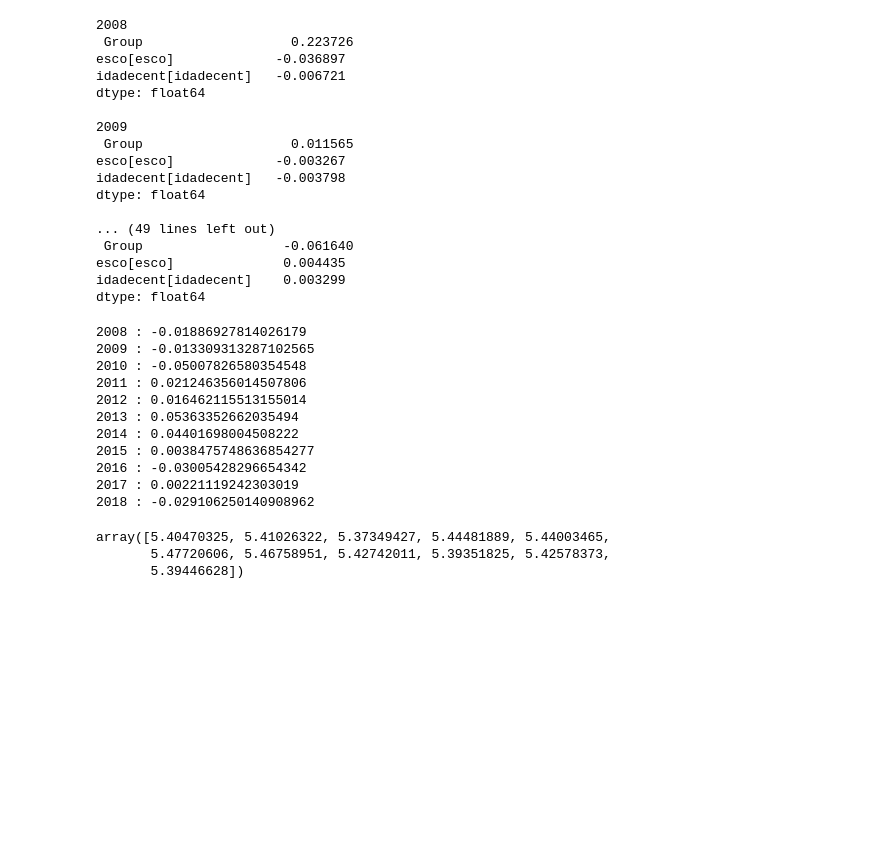
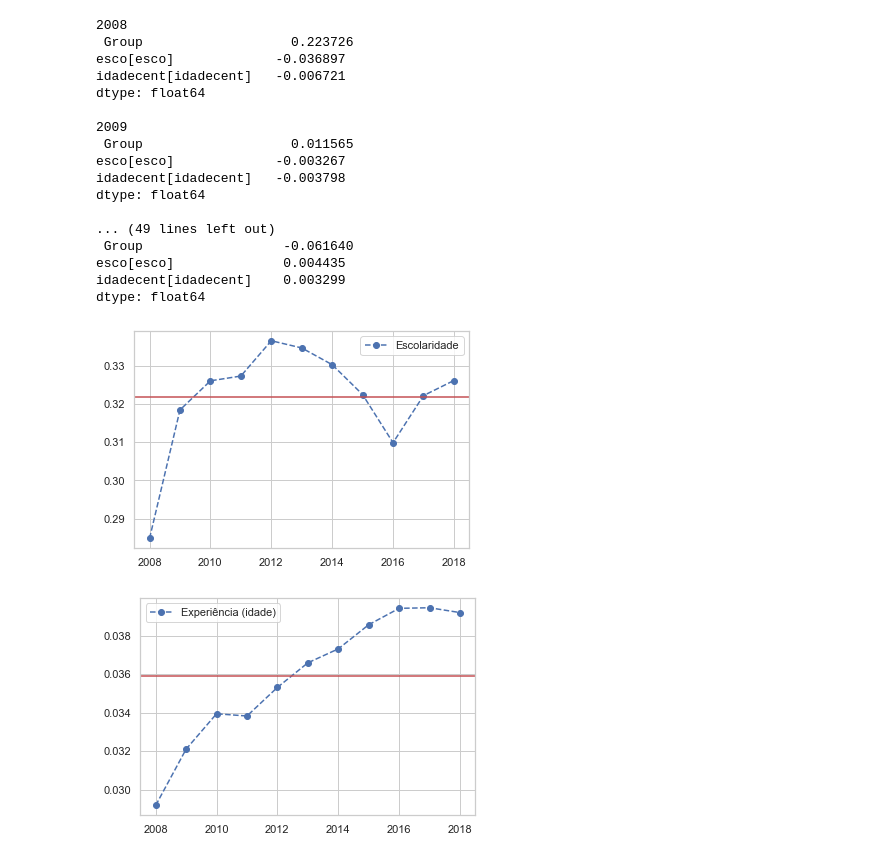
Before and after one commit to neylsoncrepalde/diversidade_mercado_ia, a Jupyter notebook: src/exploratoria.ipynb, the cells around one changed output. Drawn from its saved outputs; the diff is of its cells as text; code cells hidden in the pictures; blank space fills up the shorter version.

```diff
--- a/src/exploratoria.ipynb
+++ b/src/exploratoria.ipynb
@@ -1165,28 +1165,20 @@ dtype: float64
 esco[esco]              0.004435
 idadecent[idadecent]    0.003299
 dtype: float64
-# %%
-randfx = []
-for key, value in mdf.random_effects.items():
-    randfx.append(mdf.random_effects[key].values[0])
-    print(key, ":", mdf.random_effects[key].values[0])
-# %% [output]
-2008 : -0.01886927814026179
-2009 : -0.013309313287102565
-2010 : -0.05007826580354548
-2011 : 0.021246356014507806
-2012 : 0.016462115513155014
-2013 : 0.05363352662035494
-2014 : 0.04401698004508222
-2015 : 0.0038475748636854277
-2016 : -0.03005428296654342
-2017 : 0.00221119242303019
-2018 : -0.029106250140908962
-# %%
-randfx = np.array(randfx) + mdf.params[0]
-randfx
-# %% [output]
-array([5.40470325, 5.41026322, 5.37349427, 5.44481889, 5.44003465,
-       5.47720606, 5.46758951, 5.42742011, 5.39351825, 5.42578373,
-       5.39446628])
+# %%
+variacao_esco = np.array(u_esco) + mdf.params['esco']
+variacao_idade = np.array(u_idadecent) + mdf.params['idadecent']
+# %%
+plt.plot(np.arange(2008, 2019), variacao_esco, label='Escolaridade', linestyle='--', marker='o')
+plt.axhline(mdf.params['esco'], c='r', linestyle='-')
+plt.legend()
+plt.show()
+
+plt.plot(np.arange(2008, 2019), variacao_idade, label='Experiência (idade)', linestyle='--', marker='o')
+plt.axhline(mdf.params['idadecent'], c='r', linestyle='-')
+plt.legend()
+plt.show()
+# %% [output]
+[figure, added]
+[figure, added]
 # %%
```
Also changed, not shown: parts of 7 cells of this notebook.
